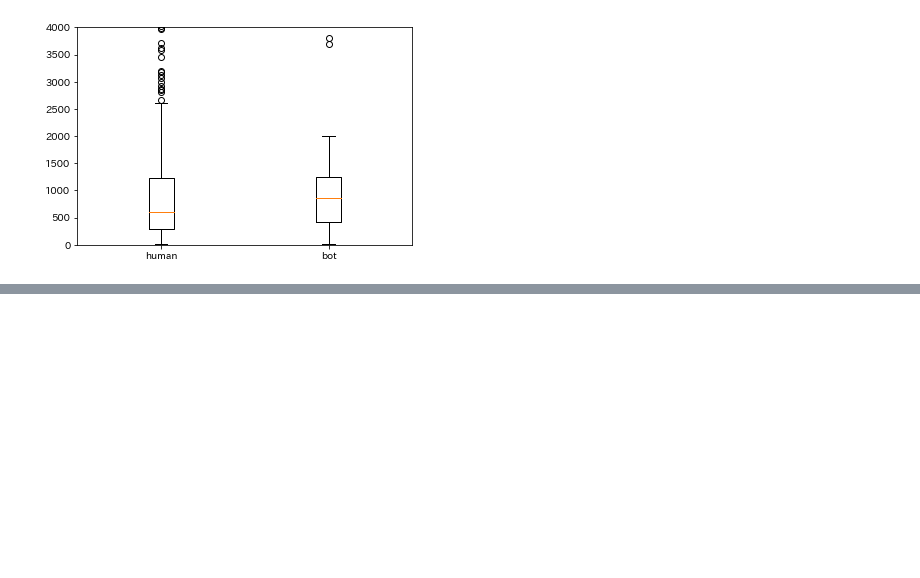
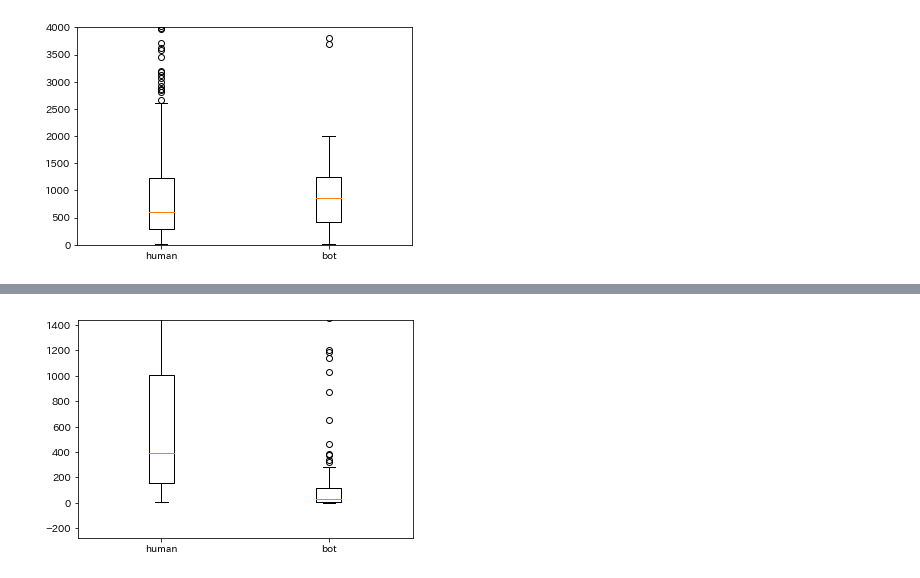
Before and after one commit to Satoshi-Kamakura/SIGNATE, a Jupyter notebook: tutorial6/data_evaluation.ipynb, the cells around one changed output, grey strips where cells are left out. Saved outputs shown, nothing was run; the diff lists cells and outputs as text; code cells hidden in the pictures; blank space fills up the shorter version.

```diff
--- a/tutorial6/data_evaluation.ipynb
+++ b/tutorial6/data_evaluation.ipynb
@@ -73,0 +95,4 @@ Name: friends_count, Length: 1345, dtype: int64
+# %%
+drawBoxplot(train, 'followers_count')
+# %% [output]
+[figure, added]
```
Also changed, not shown: parts of 13 cells of this notebook, 1 other file.
